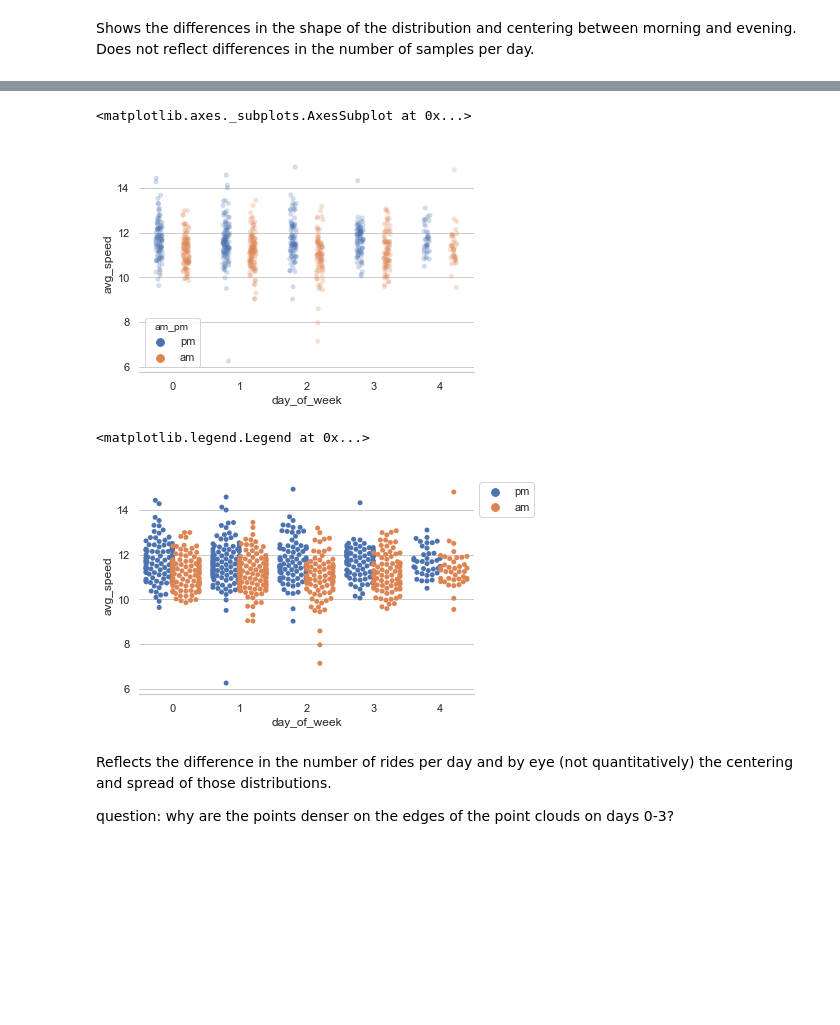
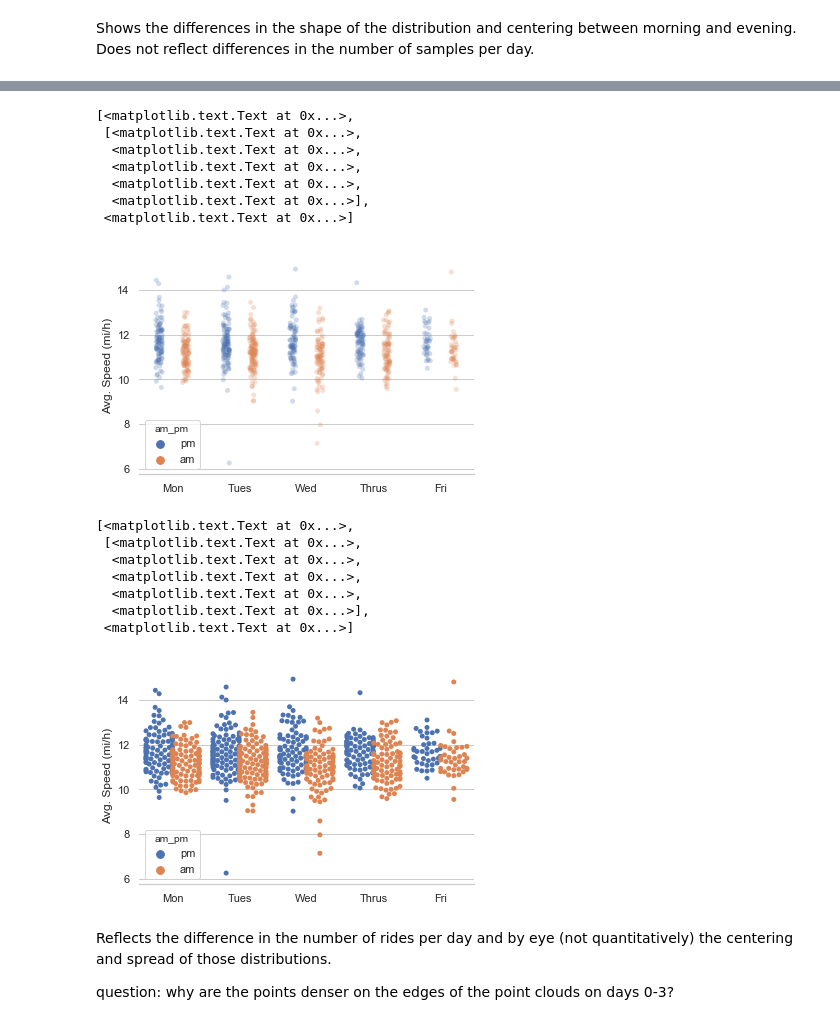
Before and after one commit to jordanplanders/Thinkful, a Jupyter notebook: Bootcamp/Unit 1/bike_data/Kevin_bike_datavis.ipynb, the cells around one changed output, grey strips where cells are left out. Cells and saved outputs as stored; diff of their text form; code cells hidden in the pictures; blank space fills up the shorter version.

```diff
--- a/Bootcamp/Unit 1/bike_data/Kevin_bike_datavis.ipynb
+++ b/Bootcamp/Unit 1/bike_data/Kevin_bike_datavis.ipynb
@@ -203,23 +241,36 @@ sns.despine(left=True)
 # %%
 # strip plot
 f, ax = plt.subplots()
 sns.set(style = "whitegrid")
 sns.despine(left=True)
-sns.stripplot(x="day_of_week", y="avg_speed",
+ax = sns.stripplot(x="day_of_week", y="avg_speed",
               data=work2way_df, hue = 'am_pm',dodge=True, jitter=True,
               alpha=.25, zorder=1)
+ax.set(ylabel = 'Avg. Speed (mi/h)', xlabel = '', xticklabels=['Mon', 'Tues', 'Wed', 'Thrus', 'Fri'])
 # %% [output]
-<matplotlib.axes._subplots.AxesSubplot at 0x...>
+[<matplotlib.text.Text at 0x...>,
+ [<matplotlib.text.Text at 0x...>,
+  <matplotlib.text.Text at 0x...>,
+  <matplotlib.text.Text at 0x...>,
+  <matplotlib.text.Text at 0x...>,
+  <matplotlib.text.Text at 0x...>],
+ <matplotlib.text.Text at 0x...>]
-[figure, old version]
+[figure, new version]
 # %%
-sns.swarmplot(x='day_of_week', y='avg_speed', data=work2way_df,
+ax = sns.swarmplot(x='day_of_week', y='avg_speed', data=work2way_df,
               hue='am_pm', split=True,)
 
 sns.despine(left=True)
-plt.legend(bbox_to_anchor=(1, 1), loc=2)
+ax.set(ylabel = 'Avg. Speed (mi/h)', xlabel = '', xticklabels=['Mon', 'Tues', 'Wed', 'Thrus', 'Fri'])
 # %% [output]
-<matplotlib.legend.Legend at 0x...>
+[<matplotlib.text.Text at 0x...>,
+ [<matplotlib.text.Text at 0x...>,
+  <matplotlib.text.Text at 0x...>,
+  <matplotlib.text.Text at 0x...>,
+  <matplotlib.text.Text at 0x...>,
+  <matplotlib.text.Text at 0x...>],
+ <matplotlib.text.Text at 0x...>]
-[figure, old version]
+[figure, new version]
 # %% [markdown]
 Reflects the difference in the number of rides per day and by eye (not quantitatively) the centering and spread of those distributions.
 
```
Also changed, not shown: parts of 9 cells of this notebook.
